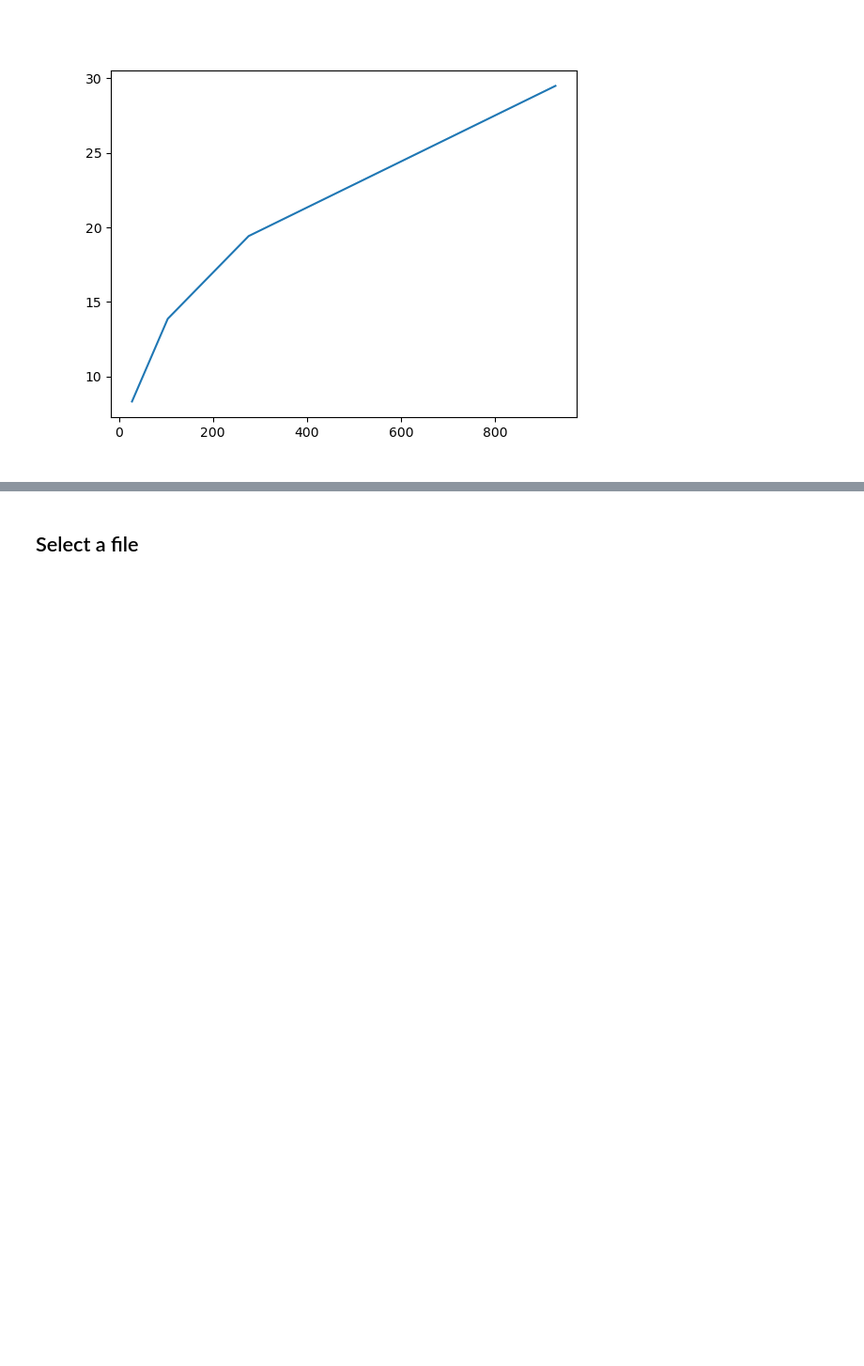
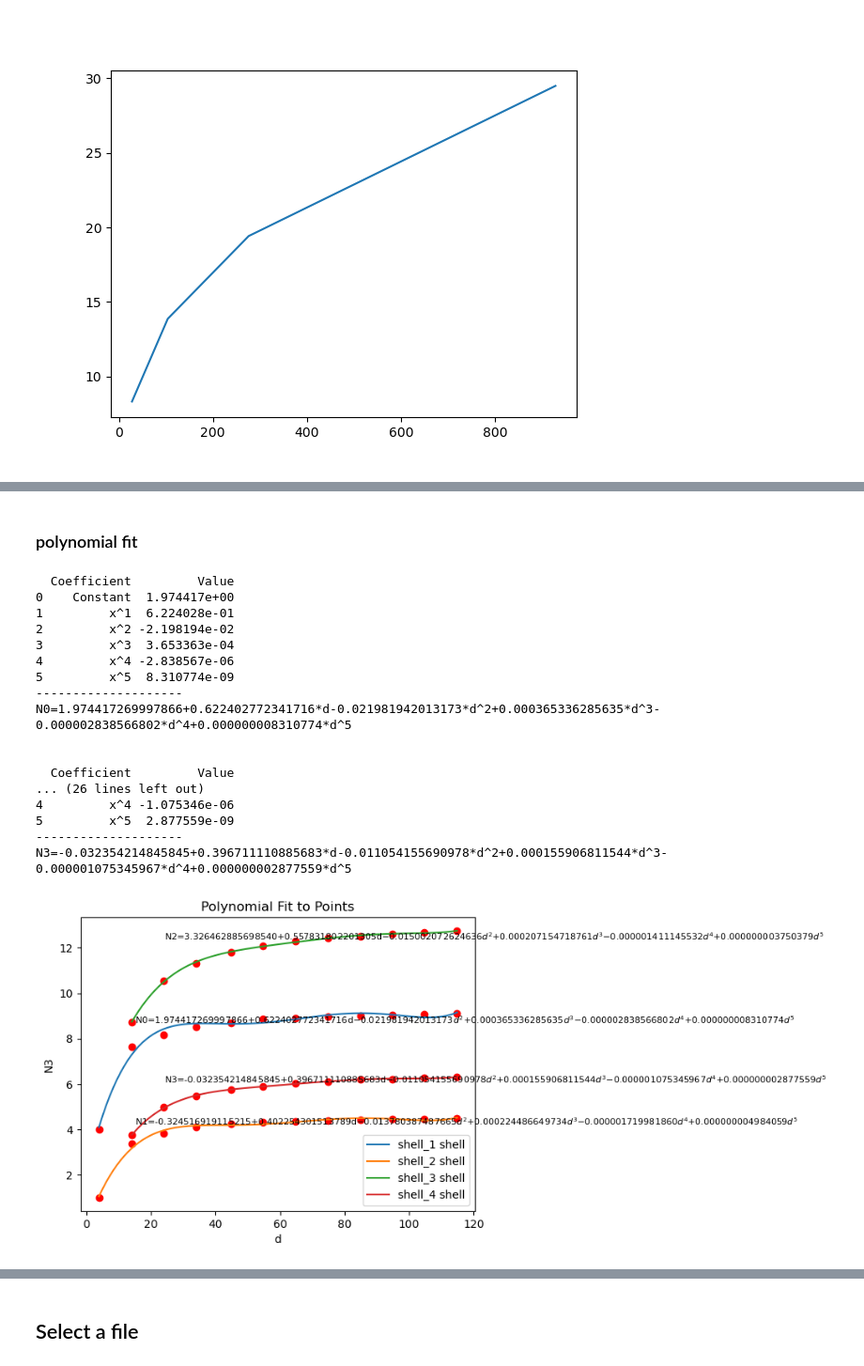
Before and after one commit to Cathyhjj/neighbor, a Jupyter notebook: 20240806_simple_example.ipynb, the cells around one changed output, grey strips where cells are left out. Shown at 94% size. Drawn from its saved outputs; the diff is of its cells as text; code cells hidden in the pictures; blank space fills up the shorter version.

```diff
--- a/20240806_simple_example.ipynb
+++ b/20240806_simple_example.ipynb
@@ -325,0 +333,9 @@ plt.plot(num_atoms_all[shell], sizes_all[shell])
+# %%
+cif_cluster = ClusterNeighbor()
+if fc.value is not None:
+    cif_cluster.load_xyz(path=fc.value)
+else:
+   cif_cluster.load_xyz(path="test_Pt/Pt_foil_2d_xyz.xyz")
+
+cif_cluster.view_xyz(label=False, show_symbol=False)
+cif_cluster.get_cluster_size()
@@ -326 +405,36 @@ plt.plot(num_atoms_all[shell], sizes_all[shell])
+# %% [markdown]
+### polynomial fit
+# %%
+from neighbor_core import fit_polynomial
+import matplotlib.pyplot as plt
+
+degree = 5
+
+plt.figure()
+for i, shell_i in enumerate(sizes_all.keys()):
+    polynomial = fit_polynomial(np.array(sizes_all[shell_i]),
+                                np.array(CNs_all[shell_i]),
+                                degree=degree, new_figure=False, xlabel="d", ylabel=f"N{i}", )
+
+legend_labels = sum([[ '_nolegend', f'{shell_i} shell'] for shell_i in CNs_all.keys()], [])
+plt.legend(legend_labels);
+# %% [output]
+  Coefficient         Value
+0    Constant  1.974417e+00
+1         x^1  6.224028e-01
+2         x^2 -2.198194e-02
+3         x^3  3.653363e-04
+4         x^4 -2.838567e-06
+5         x^5  8.310774e-09
+--------------------
+N0=1.974417269997866+0.622402772341716*d-0.021981942013173*d^2+0.000365336285635*d^3-0.000002838566802*d^4+0.000000008310774*d^5
+
+
+  Coefficient         Value
+... (26 lines left out)
+4         x^4 -1.075346e-06
+5         x^5  2.877559e-09
+--------------------
+N3=-0.032354214845845+0.396711110885683*d-0.011054155690978*d^2+0.000155906811544*d^3-0.000001075345967*d^4+0.000000002877559*d^5
+[figure, added]
 # %% [markdown]
```
Also changed, not shown: parts of 10 cells of this notebook, 19 other files.
